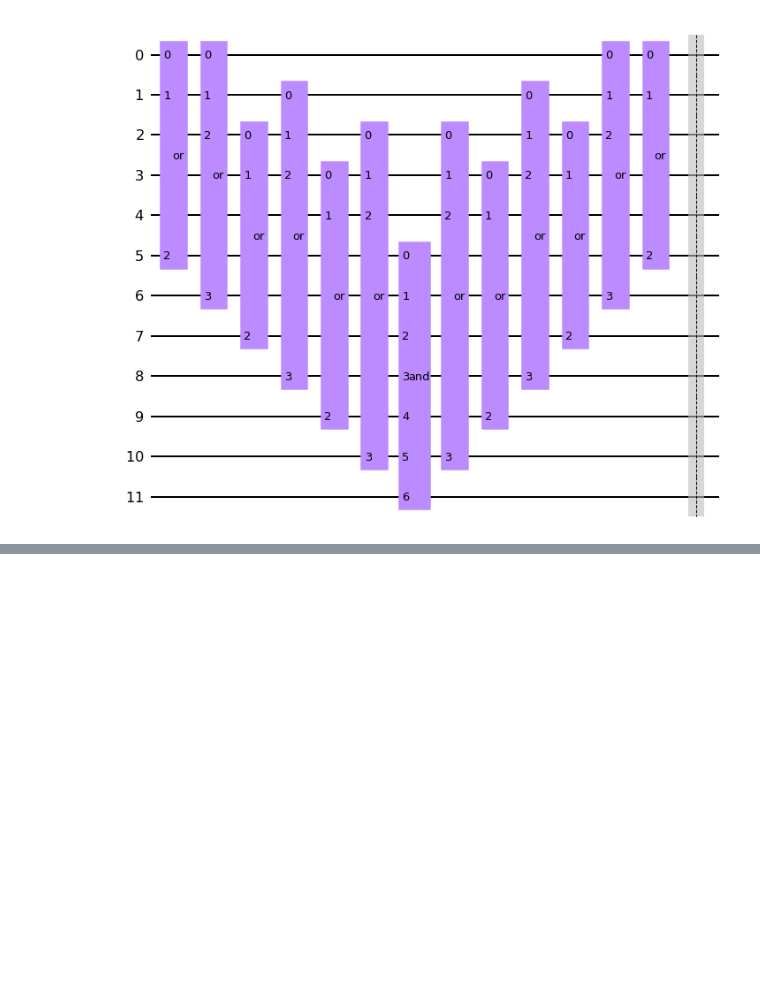
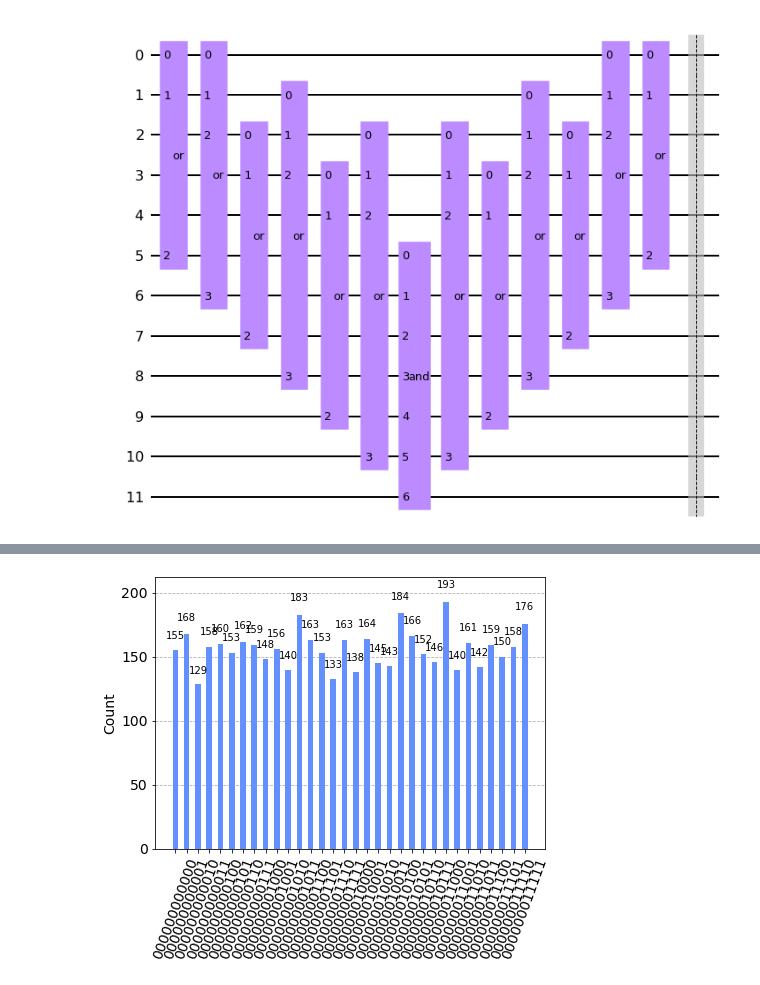
Before and after one commit to leonardeuler13/IQC_project, a Jupyter notebook: miniproject.ipynb, the cells around one changed output, grey strips where cells are left out. Cells and saved outputs as stored; diff of their text form; code cells hidden in the pictures; blank space fills up the shorter version.

```diff
--- a/miniproject.ipynb
+++ b/miniproject.ipynb
@@ -136,0 +158,4 @@ plot_histogram(counts_ideal)
+# %%
+plot_histogram(counts[2])
+# %% [output]
+[figure, added]
```
Also changed, not shown: parts of 16 cells of this notebook.
